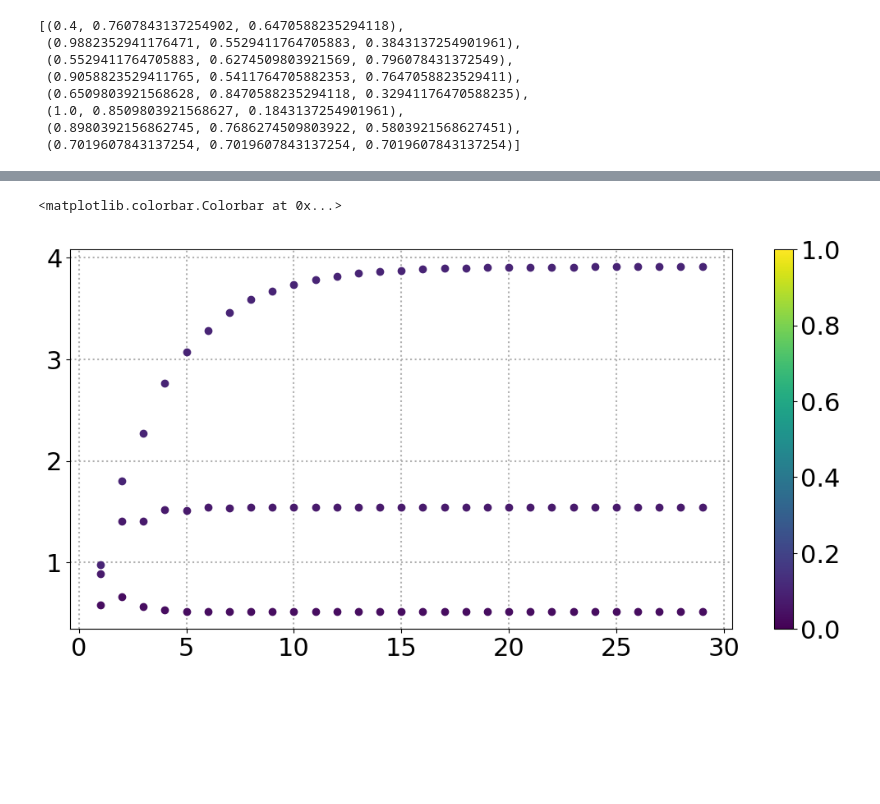
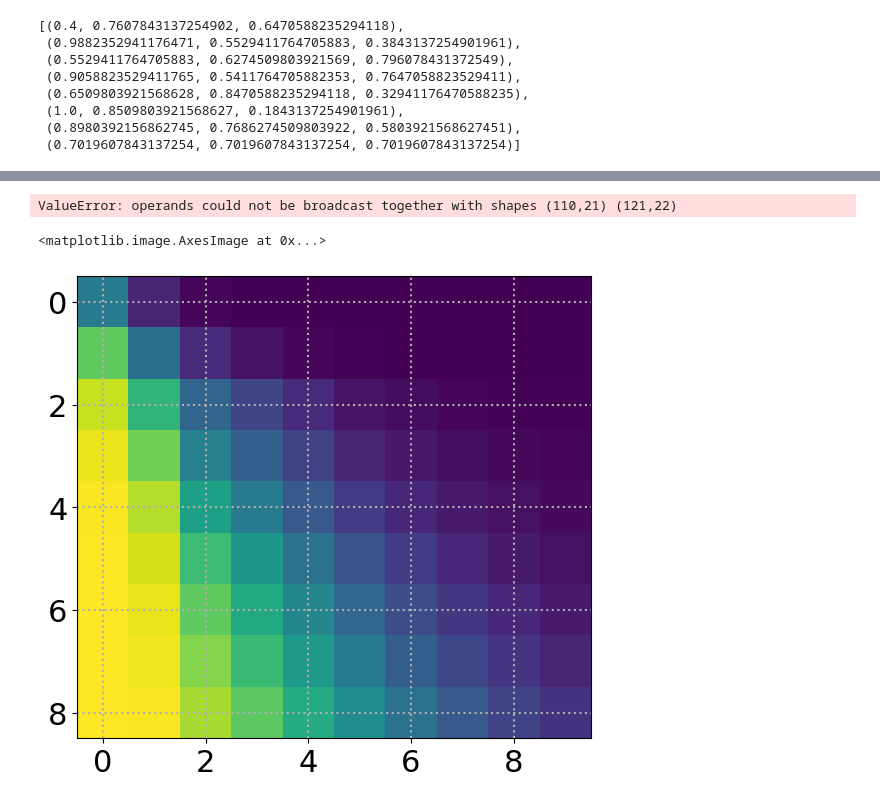
Before and after one commit to julianszere/TEG, a Jupyter notebook: TEG.ipynb, the cells around one changed output, grey strips where cells are left out. Saved outputs shown, nothing was run; the diff lists cells and outputs as text; code cells hidden in the pictures; blank space fills up the shorter version.

```diff
--- a/TEG.ipynb
+++ b/TEG.ipynb
@@ -406,11 +395,15 @@ plt.show()
 # %%
 for j in range(1, 4):
-    for i in range(1, max_armies_attacker):
+    for i in range(2, max_armies_attacker):
         index = teg.transient_states.index((i, j))
         plt.scatter(i, teg.getExpectedLoss()[index], color=colors[j])
 plt.colorbar()
 # %% [output]
-<matplotlib.colorbar.Colorbar at 0x...>
+ValueError: operands could not be broadcast together with shapes (110,21) (121,22)
-[figure, removed]
+# %%
+plt.imshow(P_teg[2:, 1:])
+# %% [output]
+<matplotlib.image.AxesImage at 0x...>
+[figure, added]
 # %%
 def plotHeatMap(P, round_digits=5):
```
Also changed, not shown: parts of 7 cells of this notebook, 3 other files.
